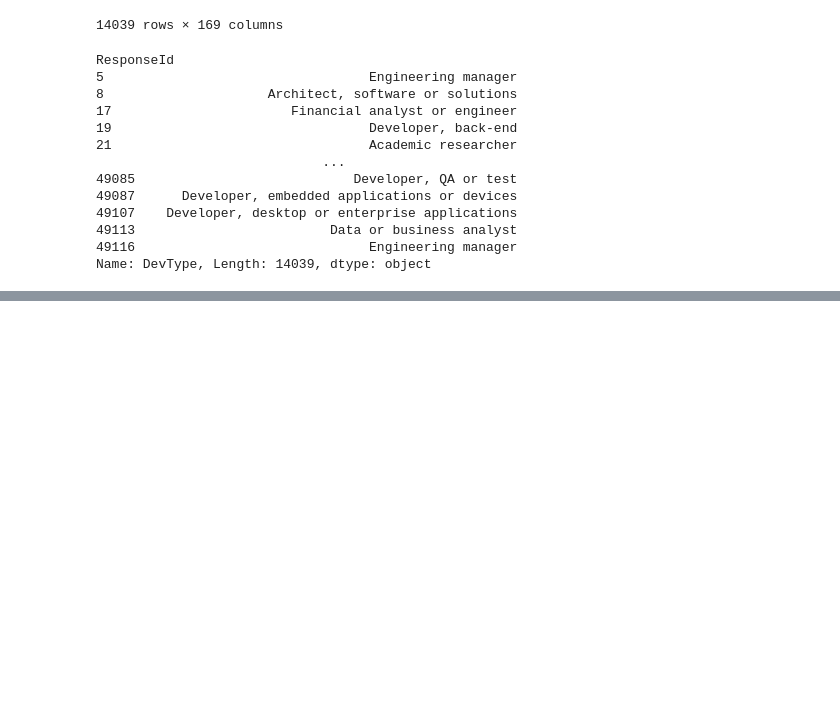
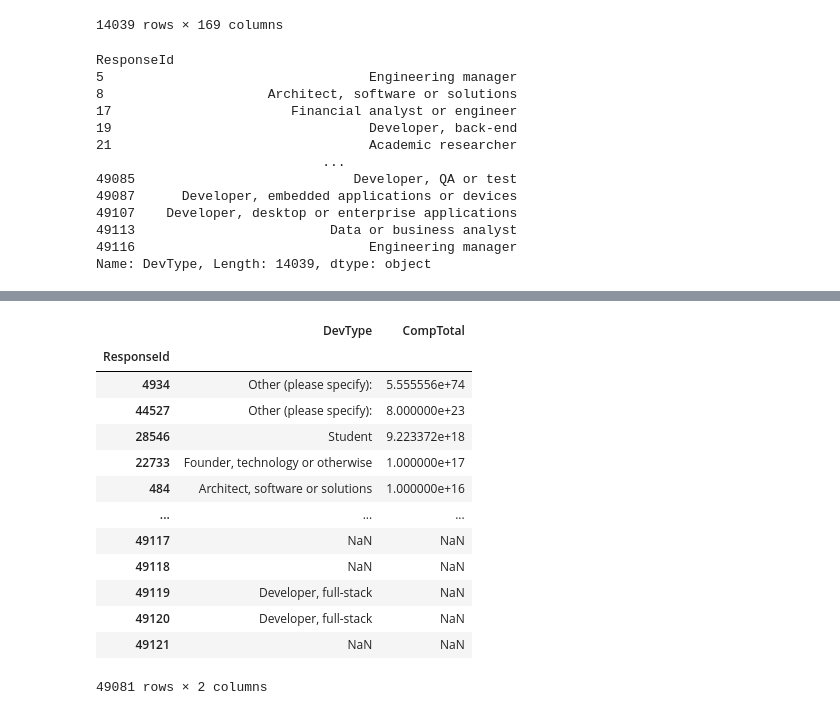
Before and after one commit to harsh-reactdev/SL-python, a Jupyter notebook: pandas/tutorial.ipynb, the cells around one changed output, grey strips where cells are left out. Drawn from its saved outputs; the diff is of its cells as text; code cells hidden in the pictures; blank space fills up the shorter version.

```diff
--- a/pandas/tutorial.ipynb
+++ b/pandas/tutorial.ipynb
@@ -226,0 +256,20 @@ Name: DevType, Length: 14039, dtype: object
+# %%
+# to negate a filter condition, all we add is a tilde (~)
+# we don't use ! for logical NOT, instead we use the tilde operator ~
+filt2 = (df['Country'] == 'India') & (df['WorkExp'] > 25.0)
+df.loc[~filt2, ['DevType', 'CompTotal']].sort_values('CompTotal', ascending=False)
+# %% [output]
+|  | DevType | CompTotal |
+| ResponseId |  |  |
+| 4934 | Other (please specify): | 5.555556e+74 |
+| 44527 | Other (please specify): | 8.000000e+23 |
+| 28546 | Student | 9.223372e+18 |
+| 22733 | Founder, technology or otherwise | 1.000000e+17 |
+| 484 | Architect, software or solutions | 1.000000e+16 |
+| ... | ... | ... |
+| 49117 | NaN | NaN |
+| 49118 | NaN | NaN |
+| 49119 | Developer, full-stack | NaN |
+| 49120 | Developer, full-stack | NaN |
+| 49121 | NaN | NaN |
+49081 rows × 2 columns
```
Also changed, not shown: parts of 4 cells of this notebook, 3 other files.
